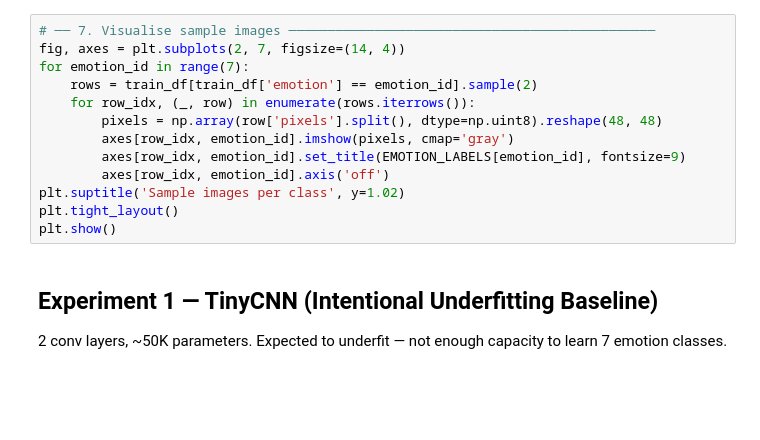
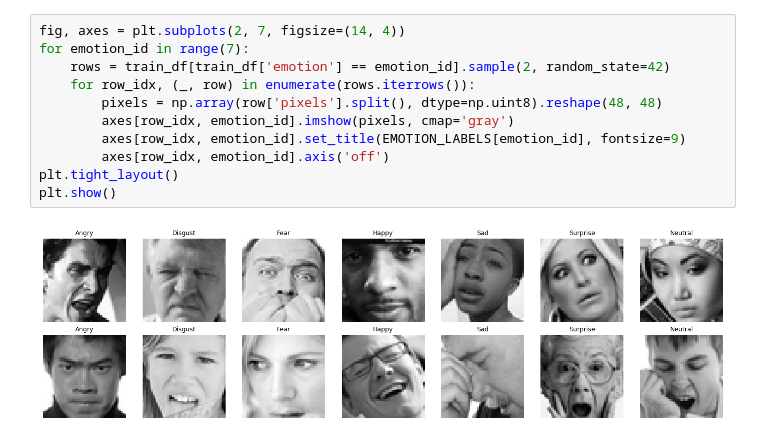
Before and after one commit to dachishonia/fer-challenge, a Jupyter notebook: notebooks/fer_experiments.ipynb, the cells around one changed output. Cells and saved outputs as stored; diff of their text form; blank space fills up the shorter version.

```diff
--- a/notebooks/fer_experiments.ipynb
+++ b/notebooks/fer_experiments.ipynb
@@ -89,16 +108,13 @@ print('Note: Disgust is severely under-represented — class weights will compen
 # %%
-# ── 7. Visualise sample images ───────────────────────────────────────────────
 fig, axes = plt.subplots(2, 7, figsize=(14, 4))
 for emotion_id in range(7):
-    rows = train_df[train_df['emotion'] == emotion_id].sample(2)
+    rows = train_df[train_df['emotion'] == emotion_id].sample(2, random_state=42)
     for row_idx, (_, row) in enumerate(rows.iterrows()):
         pixels = np.array(row['pixels'].split(), dtype=np.uint8).reshape(48, 48)
         axes[row_idx, emotion_id].imshow(pixels, cmap='gray')
         axes[row_idx, emotion_id].set_title(EMOTION_LABELS[emotion_id], fontsize=9)
         axes[row_idx, emotion_id].axis('off')
-plt.suptitle('Sample images per class', y=1.02)
 plt.tight_layout()
 plt.show()
+# %% [output]
+[figure, added]
-# %% [markdown]
-## Experiment 1 — TinyCNN (Intentional Underfitting Baseline)
-2 conv layers, ~50K parameters. Expected to underfit — not enough capacity to learn 7 emotion classes.
```
Also changed, not shown: parts of 26 cells of this notebook.
